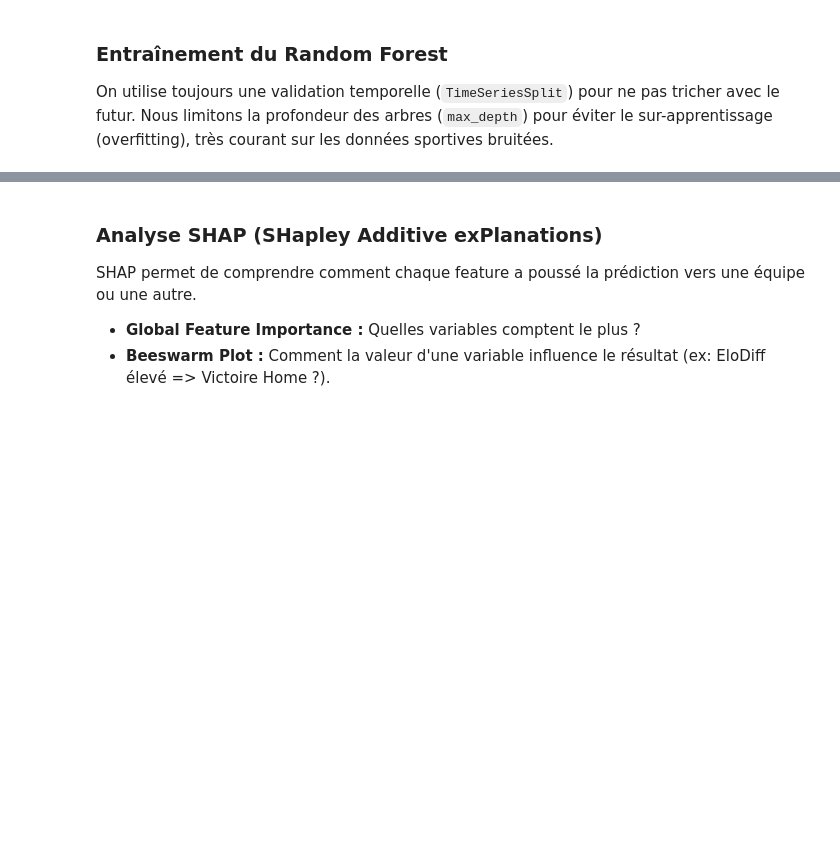
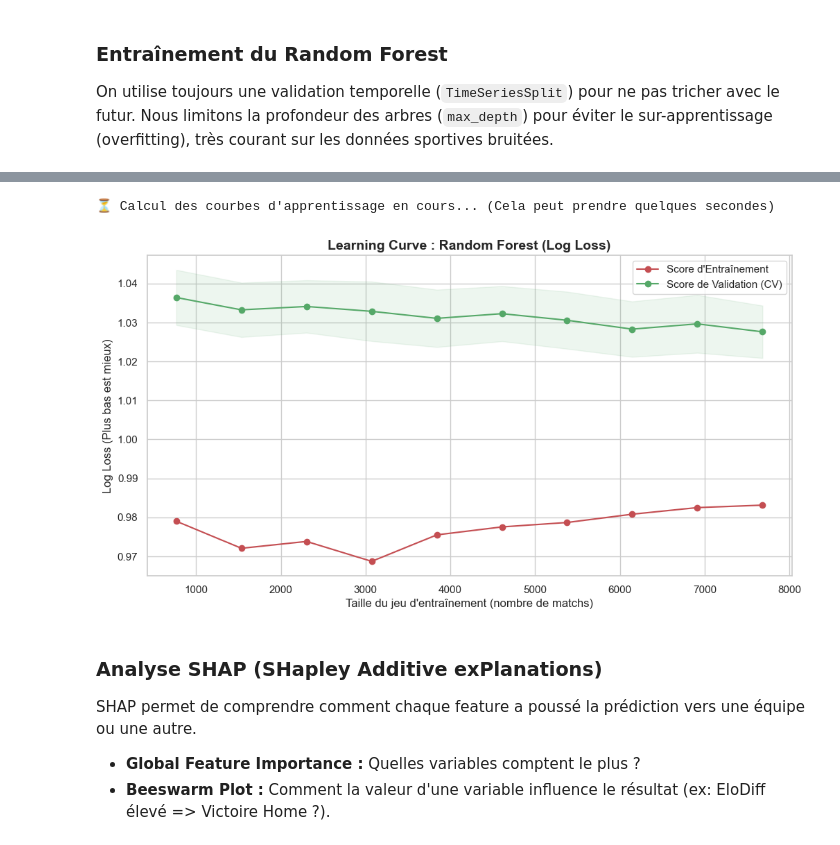
Before and after one commit to AlbanHtn/football-match-prediction, a Jupyter notebook: Programmes/Modélisation_RF.ipynb, the cells around one changed output, grey strips where cells are left out. Saved outputs shown, nothing was run; the diff lists cells and outputs as text; code cells hidden in the pictures; blank space fills up the shorter version.

```diff
--- a/Programmes/Modélisation_RF.ipynb
+++ b/Programmes/Modélisation_RF.ipynb
@@ -159,3 +258,69 @@ Fold 3 | Acc: 0.5262 (Marché: 0.5257) | LogLoss: 0.9806
+# %%
+from sklearn.model_selection import learning_curve
+
+def plot_learning_curve_time_series(estimator, X, y, title="Learning Curve"):
+    """
+    Génère les courbes d'apprentissage avec une validation croisée temporelle.
+    """
+    # On utilise TimeSeriesSplit pour respecter la chronologie
+    cv = TimeSeriesSplit(n_splits=5)
+
+    # Calcul des courbes (Note: on utilise neg_log_loss, donc on inversera le signe pour l'affichage)
+    train_sizes, train_scores, test_scores = learning_curve(
+        estimator, X, y,
+        cv=cv,
+        n_jobs=-1,
+        train_sizes=np.linspace(0.1, 1.0, 10), # 10 étapes de 10% à 100% du dataset
+        scoring='neg_log_loss'
+    )
+
+    # On repasse en positif pour le LogLoss (car sklearn renvoie du négatif pour maximiser)
+    train_scores_mean = -np.mean(train_scores, axis=1)
+    train_scores_std = np.std(train_scores, axis=1)
+    test_scores_mean = -np.mean(test_scores, axis=1)
+    test_scores_std = np.std(test_scores, axis=1)
+
+    # --- Graphique ---
+    plt.figure(figsize=(12, 6))
+    plt.title(title, fontsize=14, fontweight='bold')
+    plt.xlabel("Taille du jeu d'entraînement (nombre de matchs)", fontsize=12)
+    plt.ylabel("Log Loss (Plus bas est mieux)", fontsize=12)
+
+    # Zone d'écart type (Variance)
+    plt.fill_between(train_sizes, train_scores_mean - train_scores_std,
+                     train_scores_mean + train_scores_std, alpha=0.1, color="r")
+    plt.fill_between(train_sizes, test_scores_mean - test_scores_std,
+                     test_scores_mean + test_scores_std, alpha=0.1, color="g")
+
+    # Courbes moyennes
+    plt.plot(train_sizes, train_scores_mean, 'o-', color="r", label="Score d'Entraînement")
+    plt.plot(train_sizes, test_scores_mean, 'o-', color="g", label="Score de Validation (CV)")
+
+    plt.legend(loc="best")
+    plt.grid(True)
+    plt.show()
+
+# --- Exécution ---
+# On réutilise le modèle configuré précédemment (mais non entraîné, learning_curve gère le fit)
+# Important : On utilise les mêmes features et hyperparamètres
+model_for_curve = RandomForestClassifier(
+    n_estimators=300,
+    max_depth=10,            # Ton paramètre actuel
+    min_samples_leaf=30,
+    max_features='sqrt',
+    random_state=42,
+    class_weight='balanced'
+)
+
+print("⏳ Calcul des courbes d'apprentissage en cours... (Cela peut prendre quelques secondes)")
+X_all = df_tree[tree_features]
+y_all = df_tree["target"]
+
+plot_learning_curve_time_series(model_for_curve, X_all, y_all,
+                                title="Learning Curve : Random Forest (Log Loss)")
+# %% [output]
+⏳ Calcul des courbes d'apprentissage en cours... (Cela peut prendre quelques secondes)
+[figure, added]
 # %% [markdown]
 ### Analyse SHAP (SHapley Additive exPlanations)
 SHAP permet de comprendre comment chaque feature a poussé la prédiction vers une équipe ou une autre.
```
Also changed, not shown: parts of 7 cells of this notebook, 6 other files.
